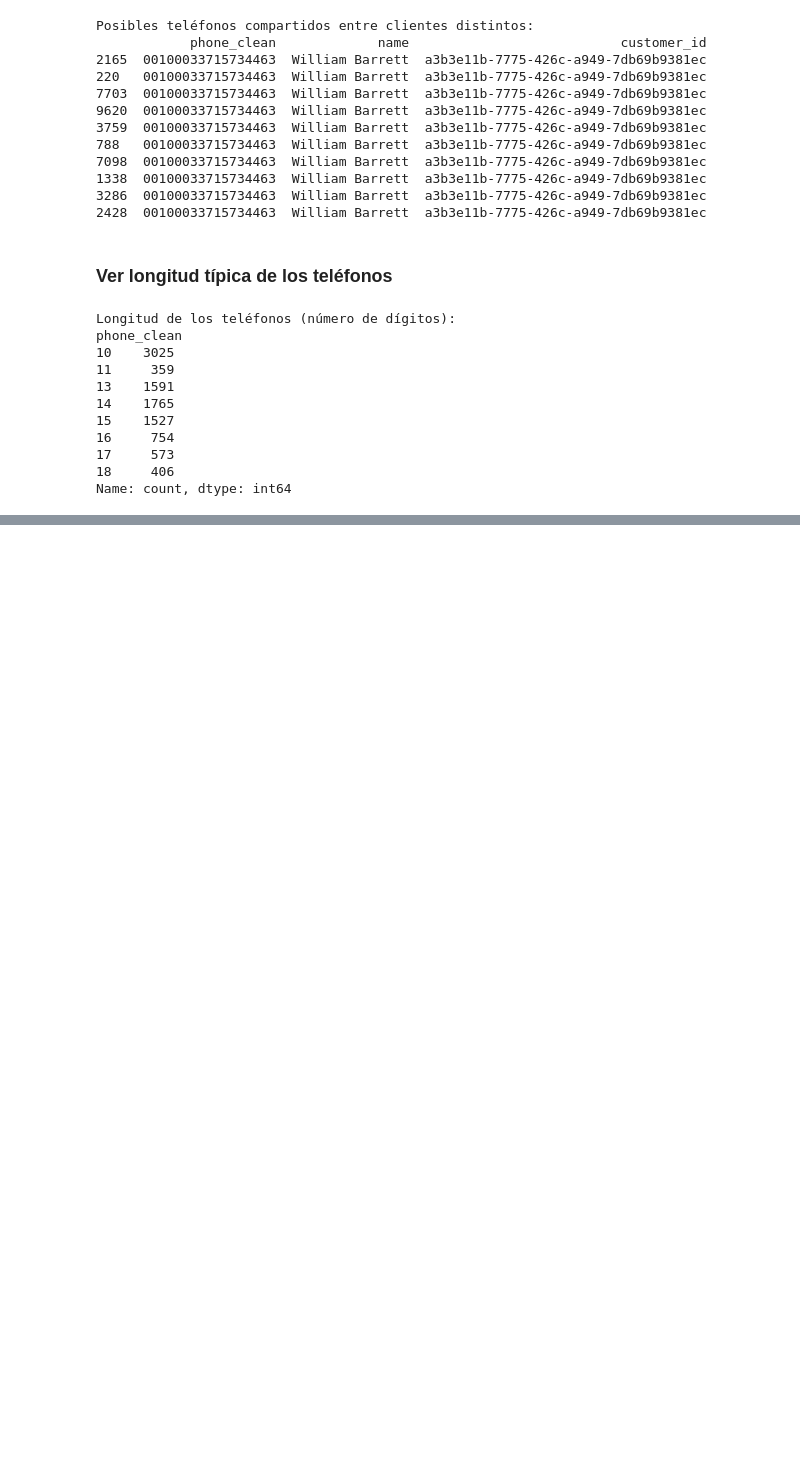
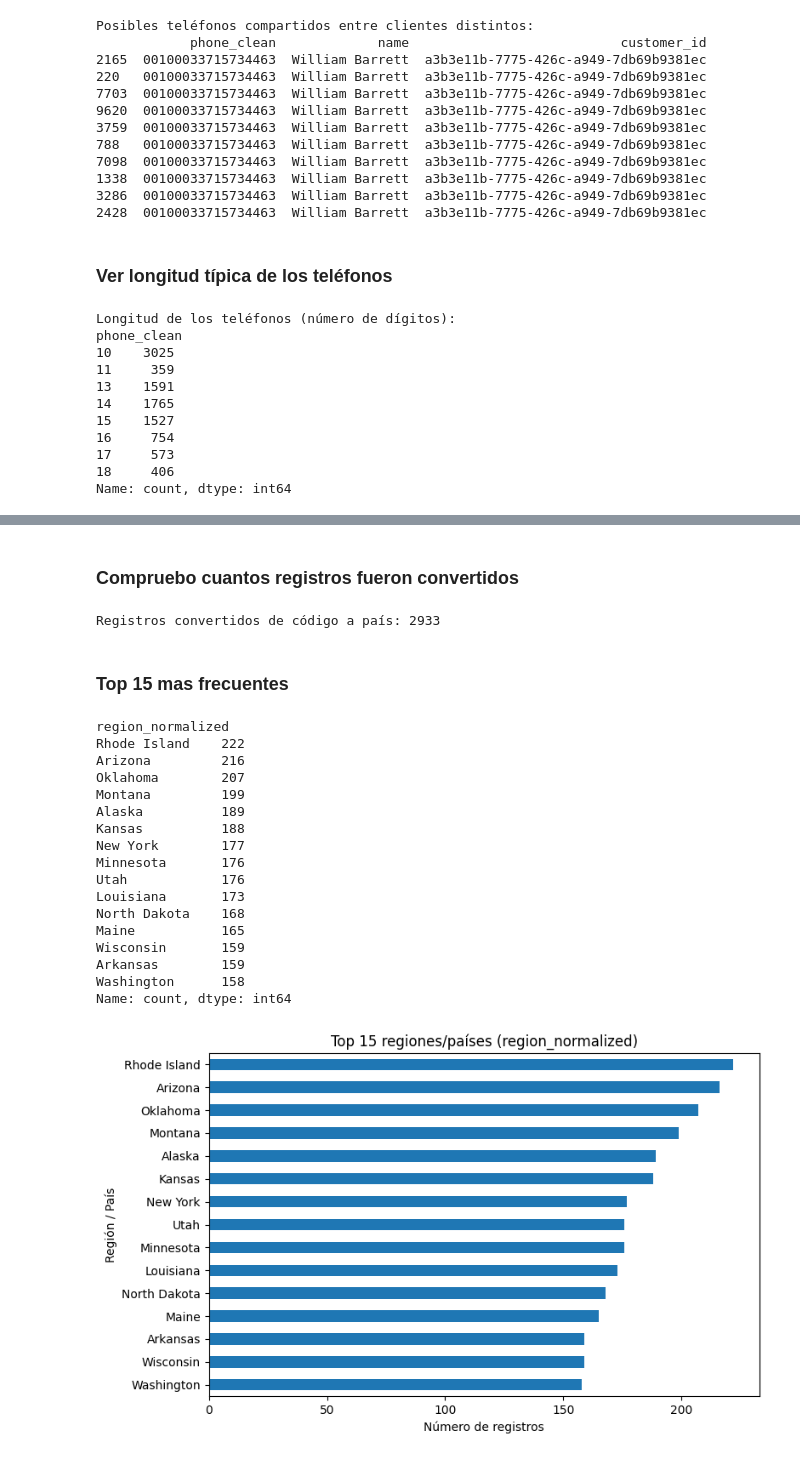
Before and after one commit to PatriciaMerinero/Proyecto_Final_Data_Analytics, a Jupyter notebook: NOTEBOOKS/02_EDA_LIMPIEZA_TRANSFORMACION.ipynb, the cells around one changed output, grey strips where cells are left out. Drawn from its saved outputs; the diff is of its cells as text; code cells hidden in the pictures; blank space fills up the shorter version.

Commit message:
feat: limpieza y transformación completa del dataset unificado lista para análisis y exportada a DATA_OUTPUT

```diff
--- a/NOTEBOOKS/02_EDA_LIMPIEZA_TRANSFORMACION.ipynb
+++ b/NOTEBOOKS/02_EDA_LIMPIEZA_TRANSFORMACION.ipynb
@@ -630,0 +670,2 @@ Name: count, dtype: int64
+# %%
+df['region'] = df['region'].str.strip().str.title()
@@ -630,0 +694,25 @@ Name: count, dtype: int64
+# %%
+# Extras para códigos no estándar o históricos que suelen aparecer
+EXTRAS = {
+    'UK': 'United Kingdom',   # a veces usan UK en vez de GB
+    'XK': 'Kosovo',           # código no ISO oficial pero muy usado
+    'EL': 'Greece',           # variante europea para Grecia
+    'AN': 'Netherlands Antilles',  # histórico
+}
+
+def code_to_country(code: str):
+    code = code.strip().upper()
+    if code in EXTRAS:
+        return EXTRAS[code]
+    c = pycountry.countries.get(alpha_2=code)
+    return c.name if c else None
+
+def normalize_region(val):
+    if isinstance(val, str) and re.fullmatch(r'[A-Za-z]{2}', val.strip()):
+        # Es un código de 2 letras → convertir a país
+        name = code_to_country(val)
+        return name if name else val.strip().upper()  # si no se encuentra, deja el código para revisarlo
+    # No es código (p.ej. “Texas”, “New York”) → limpito y título
+    return val.strip().title() if isinstance(val, str) else val
+
+df['region_normalized'] = df['region'].apply(normalize_region)
@@ -630,0 +767,39 @@ Name: count, dtype: int64
+# %% [markdown]
+### Compruebo cuantos registros fueron convertidos
+# %%
+convertidos = (df['region'] != df['region_normalized']).sum()
+print("Registros convertidos de código a país:", convertidos)
+# %% [output]
+Registros convertidos de código a país: 2933
+# %% [markdown]
+### Top 15 mas frecuentes
+# %%
+top15 = df['region_normalized'].value_counts().head(15)
+print(top15)
+
+plt.figure(figsize=(8,5))
+top15.sort_values().plot(kind='barh')   # sin seaborn, barra horizontal
+plt.title("Top 15 regiones/países (region_normalized)")
+plt.xlabel("Número de registros")
+plt.ylabel("Región / País")
+plt.tight_layout()
+plt.show()
+# %% [output]
+region_normalized
+Rhode Island    222
+Arizona         216
+Oklahoma        207
+Montana         199
+Alaska          189
+Kansas          188
+New York        177
+Minnesota       176
+Utah            176
+Louisiana       173
+North Dakota    168
+Maine           165
+Wisconsin       159
+Arkansas        159
+Washington      158
+Name: count, dtype: int64
+[figure, added]
```
Also changed, not shown: parts of 71 cells of this notebook, 1 other file.
